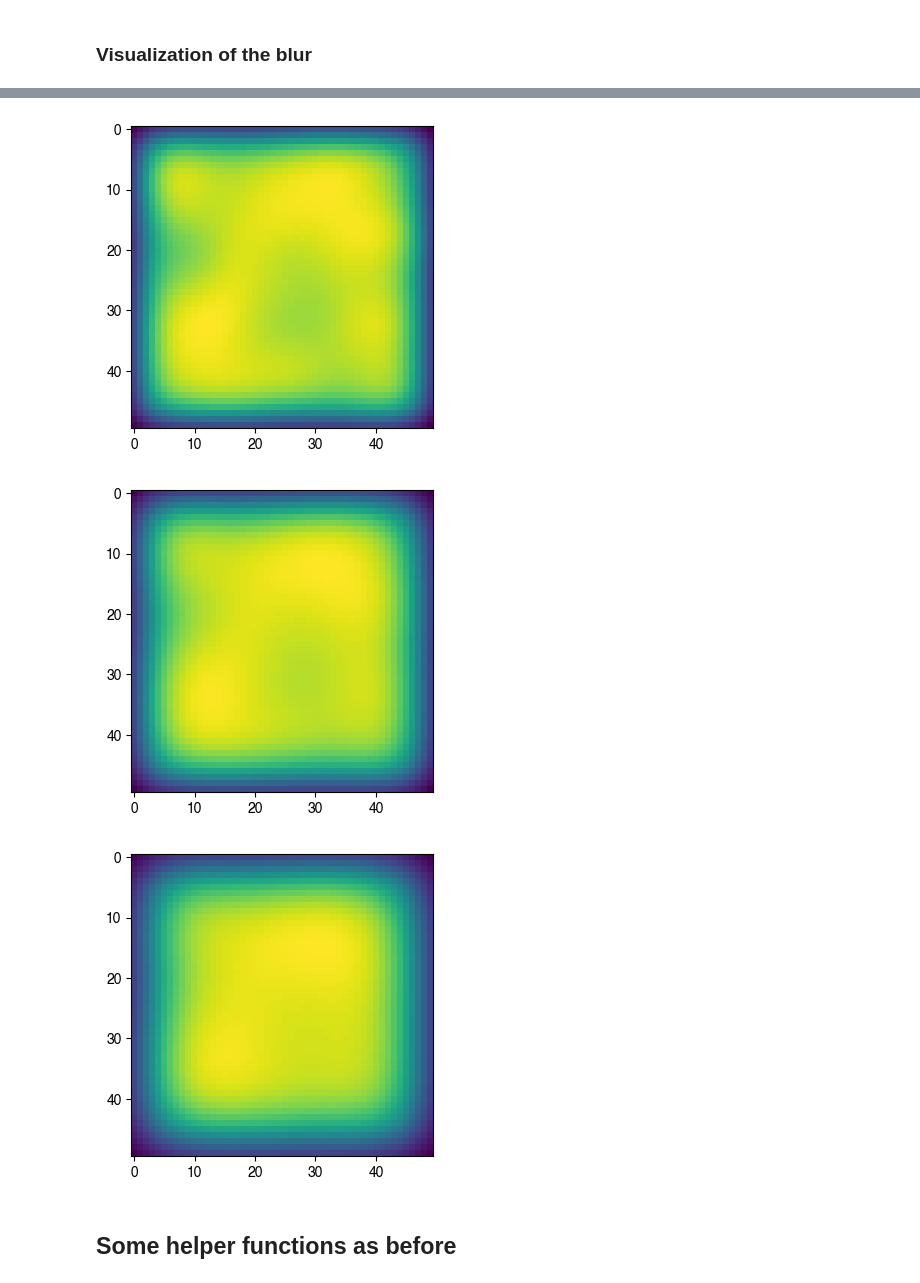
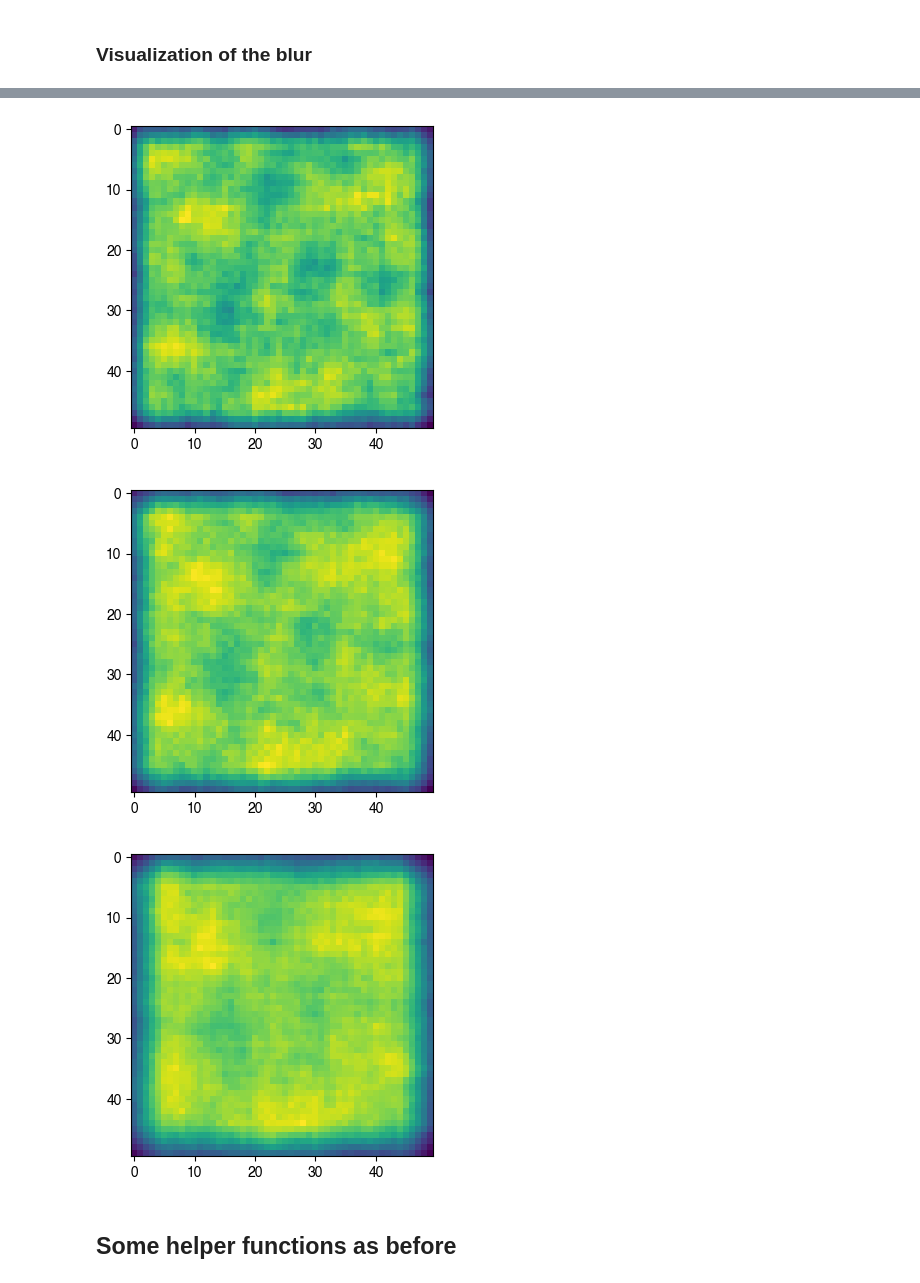
Before and after one commit to fancompute/workshop-invdesign, a Jupyter notebook: 03_Invdes_parameterization.ipynb, the cells around one changed output, grey strips where cells are left out. Saved outputs shown, nothing was run; the diff lists cells and outputs as text; code cells hidden in the pictures.

```diff
--- a/03_Invdes_parameterization.ipynb
+++ b/03_Invdes_parameterization.ipynb
@@ -75,7 +74,7 @@ rho = np.random.rand(50, 50)
 # Visualize different values of the blur radius
 for radius in [None, 2, 3, 4, 5]:
     plt.figure()
-    rho_p = operator_blur(rho, radius=radius, N=5) if radius is not None else rho
+    rho_p = operator_blur(rho, radius=radius, N=1) if radius is not None else rho
     plt.imshow(rho_p)
 plt.show()
 # %% [output]
@@ -84,6 +83,6 @@ plt.show()
-[figure, old version]
+[figure, new version]
-[figure, old version]
+[figure, new version]
-[figure, old version]
+[figure, new version]
 # %% [markdown]
 ## Some helper functions as before
 # %%
```
Also changed, not shown: parts of 7 cells of this notebook, 2 other files.
